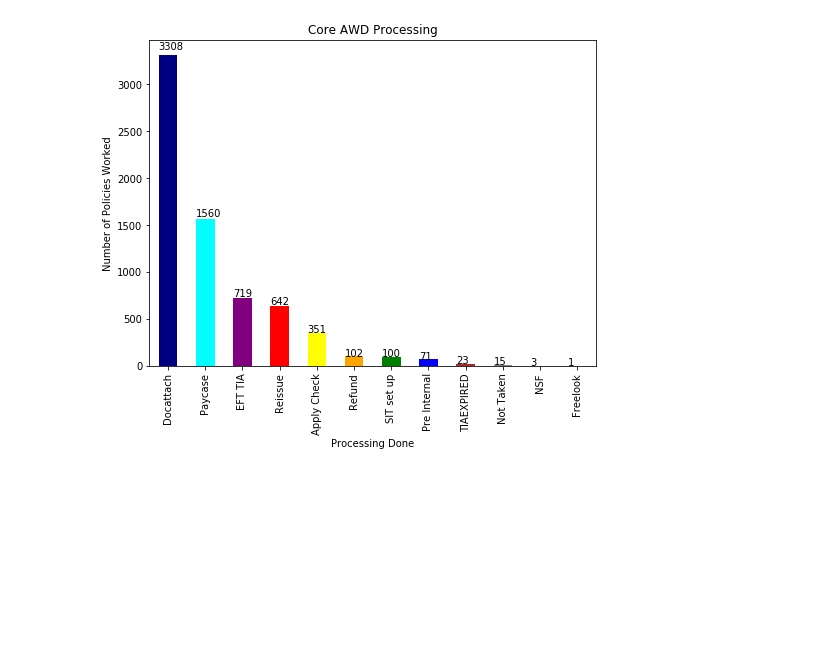
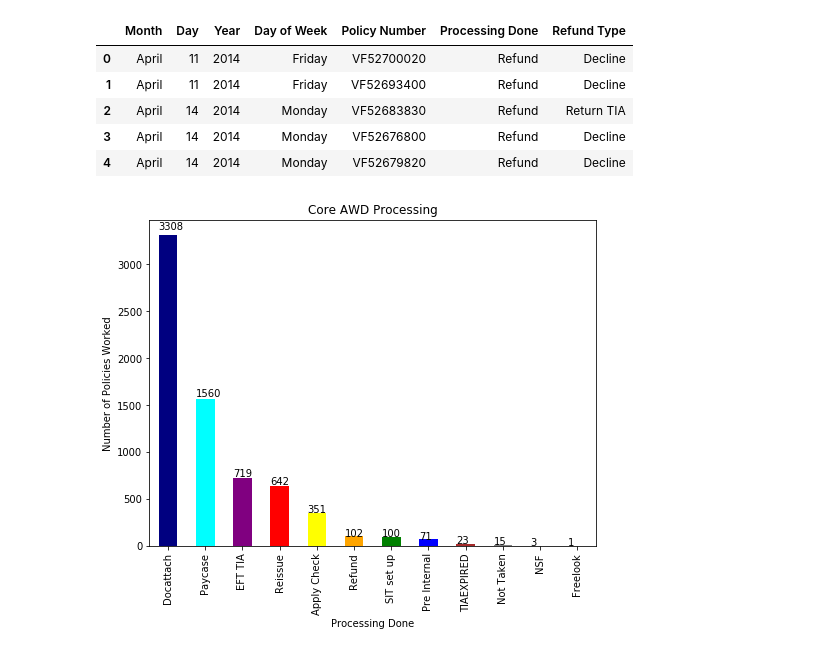
Before and after one commit to johnsethchong/PL_project, a Jupyter notebook: Python Analysis.ipynb, the cells around one changed output. Saved outputs shown, nothing was run; the diff lists cells and outputs as text; code cells hidden in the pictures; blank space fills up the shorter version.

```diff
--- a/Python Analysis.ipynb
+++ b/Python Analysis.ipynb
@@ -48,3 +239,36 @@ AWD_doc_df.set_index("Month")
+# %%
+#Import CSV
+IPDrefund = pd.read_csv("Data/ipd-refund.csv")
+
+#Use delimiter  to split Date by commas
+IPDrefunddate = IPDrefund["DATE"].str.split(",", expand = True)
+
+#Grab columns
+IPDrefund_day_of_week = IPDrefunddate[0]
+IPDrefund_month_and_day= IPDrefunddate[1]
+
+#Use another space delimiter for more specific columns
+IPDrefund_month = IPDrefund_month_and_day.str.split(" ", expand=True)[1]
+IPDrefund_day = IPDrefund_month_and_day.str.split(" ", expand=True)[2]
+IPDrefund_year = IPDrefunddate[2]
+
+#Create DataFrame
+IPD_refund_df = pd.DataFrame({"Month": IPDrefund_month,
+                          "Day": IPDrefund_day,
+                           "Year": IPDrefund_year,
+                          "Day of Week": IPDrefund_day_of_week,
+                           "Policy Number": IPDrefund["POLICY"],
+                              "Processing Done": "Refund",
+                           "Refund Type": IPDrefund["DETAILS"]
+                          })
+IPD_refund_df.head()
+# %% [output]
+|  | Month | Day | Year | Day of Week | Policy Number | Processing Done | Refund Type |
+| 0 | April | 11 | 2014 | Friday | VF52700020 | Refund | Decline |
+| 1 | April | 11 | 2014 | Friday | VF52693400 | Refund | Decline |
+| 2 | April | 14 | 2014 | Monday | VF52683830 | Refund | Return TIA |
+| 3 | April | 14 | 2014 | Monday | VF52676800 | Refund | Decline |
+| 4 | April | 14 | 2014 | Monday | VF52679820 | Refund | Decline |
 # %%
 #Create Bar Chart on Processing Done
 AWD_doc_data_points = AWD_doc_df["Processing Done"].value_counts()
```
Also changed, not shown: parts of 9 cells of this notebook, 1 other file.
